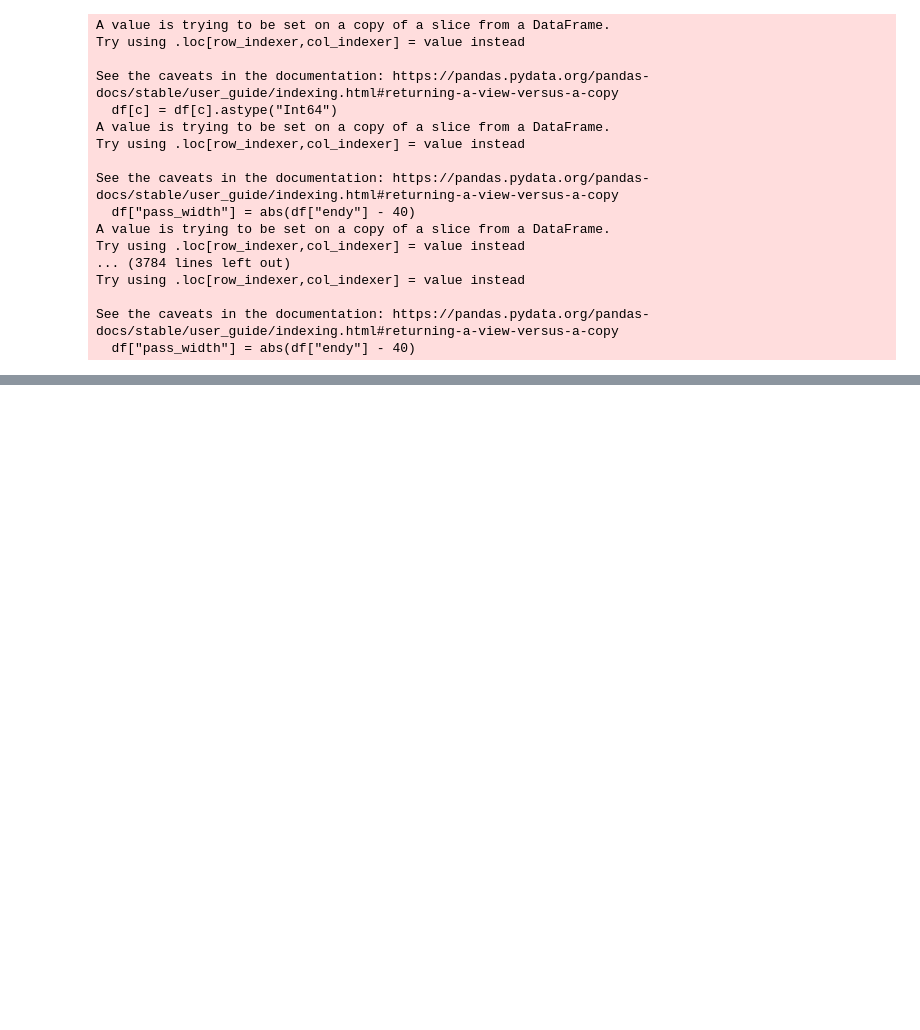
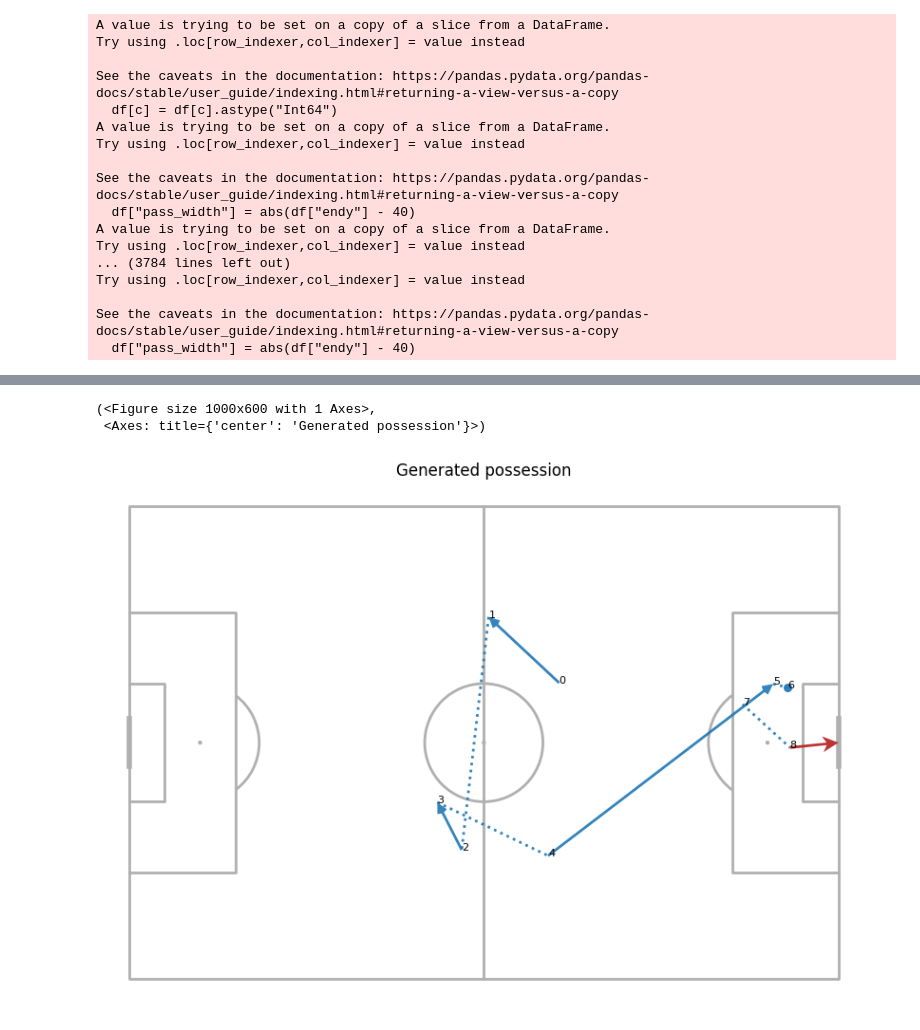
Before and after one commit to Stefan-coder1/Exjobb, a Jupyter notebook: cvae_initial_test.ipynb, the cells around one changed output, grey strips where cells are left out. Saved outputs shown, nothing was run; the diff lists cells and outputs as text; code cells hidden in the pictures; blank space fills up the shorter version.

```diff
--- a/cvae_initial_test.ipynb
+++ b/cvae_initial_test.ipynb
@@ -1056,11 +1171,12 @@ id2term = {v:k for k,v in term2id.items()}
 def pretty_print_seq(seq_ids_dict, max_rows=60):
     T = len(seq_ids_dict["type"])
     for t in range(min(T, max_rows)):
+        rl = id2role[seq_ids_dict["role"][t]]
         ty = id2type[seq_ids_dict["type"][t]]
         if ty == "PAD":
             break
         print(
-            f"{t:02d}  {ty:14s}  "
+            f"{t:02d} {rl:3s}  {ty:14s}  "
             f"{id2sz[seq_ids_dict['sz'][t]]:18s} -> {id2ez[seq_ids_dict['ez'][t]]:18s}  "
             f"out={id2out[seq_ids_dict['out'][t]]:10s}  dt={id2dt[seq_ids_dict['dt'][t]]:5s}  "
             f"term={id2term[seq_ids_dict['term'][t]]}"
@@ -1077,24 +1193,28 @@ def sample_categorical(logits, temperature=1.0):
     return torch.multinomial(probs, num_samples=1).item()
 
 @torch.no_grad()
-def generate_one(model, c_vec, T=40, temperature=1.0, device="cpu"):
+def generate_one(model, c_vec, zone_code, min_code, T=40, temperature=0.9, device="cpu"):
     model.eval()
-    c = torch.tensor(c_vec, dtype=torch.float32, device=device).unsqueeze(0)  # [1,C]
-    z = torch.randn(1, model.zdim, device=device)
+    c = torch.tensor(c_vec, dtype=torch.float32, device=device).unsqueeze(0)      # [1,12]
+    zc = torch.tensor([zone_code], dtype=torch.long, device=device)              # [1]
+    mc = torch.tensor([min_code], dtype=torch.long, device=device)               # [1]
 
-    # start with all PAD
-    x_gen = torch.zeros(1, T, 6, dtype=torch.long, device=device)
+    cond = model.make_cond(c, zc, mc)  # [1, c_eff_dim]
+
+    z = torch.zeros((1, model.zdim), device=device)  # or sample prior N(0,1)
+    x_gen = torch.zeros((1, T, 7), dtype=torch.long, device=device)
 
     END_ID = type2id["END"]
 
     for t in range(T):
-        # decoder input = x_gen shifted right (teacher-forcing style but with generated history)
         x_in = x_gen.clone()
-        x_in[:, 1:t+1] = x_gen[:, :t]  # shift generated tokens
+        if t > 0:
+            x_in[:, 1:t+1] = x_gen[:, :t]
         x_in[:, 0] = 0
 
-        logits = model.decode(x_in, z, c)  # dict of [1,T,V]
+        logits = model.decode(x_in, z, cond)
         # take logits at current time t
+        role = sample_categorical(logits["role"][0, t], temperature)
         ty = sample_categorical(logits["type"][0, t], temperature)
         sz = sample_categorical(logits["sz"][0, t], temperature)
         ez = sample_categorical(logits["ez"][0, t], temperature)
@@ -1107,24 +1227,25 @@ def generate_one(model, c_vec, T=40, temperature=1.0, device="cpu"):
         else:
             term = term2id.get("NA_TERM", 0)
 
-        x_gen[0, t] = torch.tensor([ty, sz, ez, out, dt, term], device=device)
+        x_gen[0, t] = torch.tensor([role, ty, sz, ez, out, dt, term], device=device)
 
         if ty == END_ID:
             break
 
     # convert to python lists
     seq = {
-        "type": x_gen[0, :, 0].tolist(),
-        "sz":   x_gen[0, :, 1].tolist(),
-        "ez":   x_gen[0, :, 2].tolist(),
-        "out":  x_gen[0, :, 3].tolist(),
-        "dt":   x_gen[0, :, 4].tolist(),
-        "term": x_gen[0, :, 5].tolist(),
+    "role": x_gen[0, :, 0].tolist(),
+    "type": x_gen[0, :, 1].tolist(),
+    "sz":   x_gen[0, :, 2].tolist(),
+    "ez":   x_gen[0, :, 3].tolist(),
+    "out":  x_gen[0, :, 4].tolist(),
+    "dt":   x_gen[0, :, 5].tolist(),
+    "term": x_gen[0, :, 6].tolist(),
     }
     return seq
 
 device = next(model.parameters()).device
 j = 0
-gen = generate_one(model, Cz[j], T=40, temperature=0.9, device=device)
+gen = generate_one(model, Cz[j], start_zone_code[j], minute_code[j], T=40, temperature=0.9, device=device)
 pretty_print_seq(gen)
 # %% [output]
@@ -1139,0 +1460,7 @@ pretty_print_seq(gen)
+# %%
+steps = decode_seq(gen)
+plot_sequence_zone(steps, seed=0, title="Generated possession", mode="random")
+# %% [output]
+(<Figure size 1000x600 with 1 Axes>,
+ <Axes: title={'center': 'Generated possession'}>)
+[figure, added]
```
Also changed, not shown: parts of 12 cells of this notebook.
